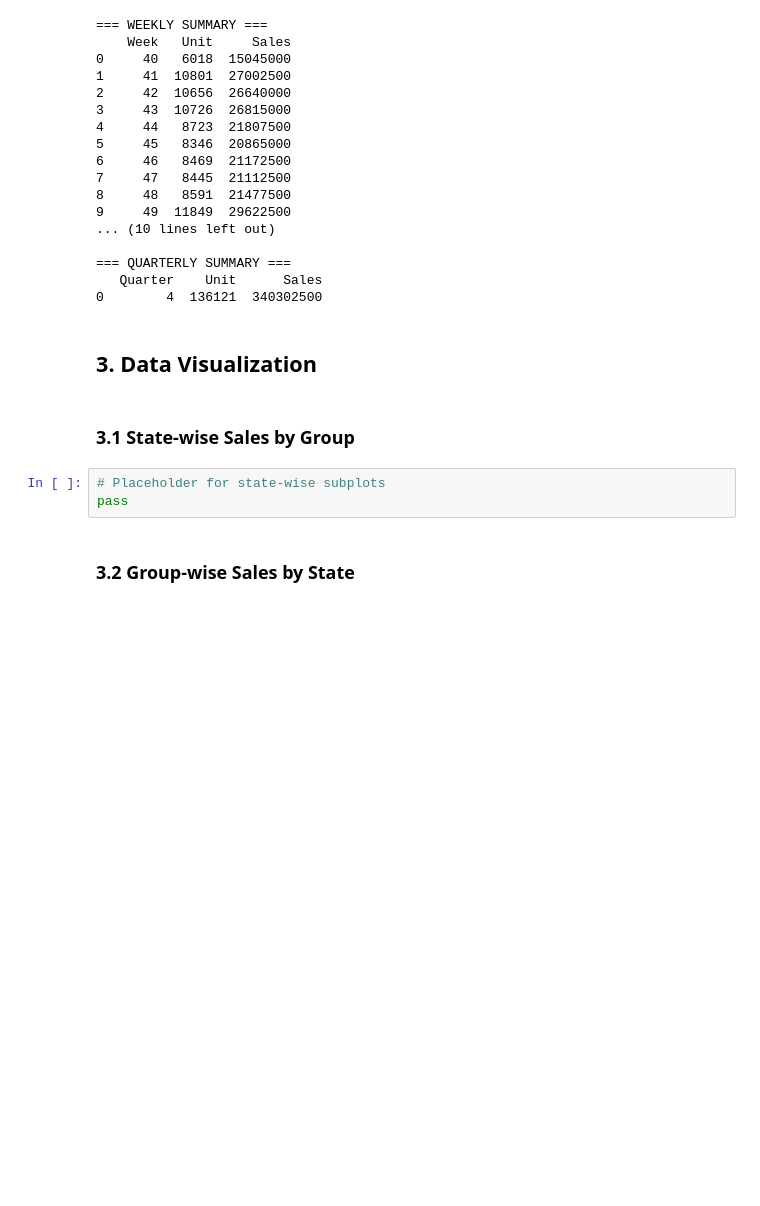
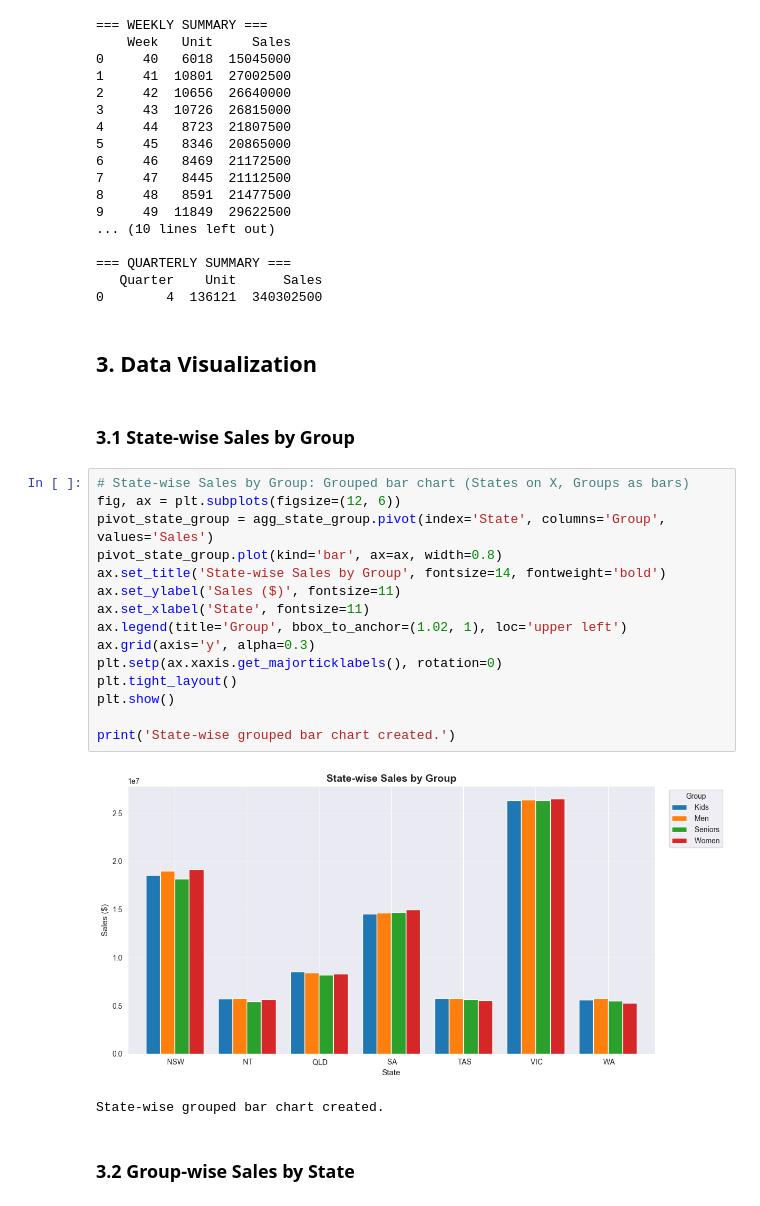
Before and after one commit to parkervw/applied-data-science-with-python-sales-analysis, a Jupyter notebook: scripts/sales_analysis.ipynb, the cells around one changed output. Drawn from its saved outputs; the diff is of its cells as text; blank space fills up the shorter version.

Commit message:
Add three exploratory visualizations: state-group, group-state, time-of-day analysis

```diff
--- a/scripts/sales_analysis.ipynb
+++ b/scripts/sales_analysis.ipynb
@@ -283,8 +283,23 @@ print(agg_quarterly.sort_values('Quarter'))
 # %% [markdown]
 ### 3.1 State-wise Sales by Group
 # %%
-# Placeholder for state-wise subplots
-pass
+# State-wise Sales by Group: Grouped bar chart (States on X, Groups as bars)
+fig, ax = plt.subplots(figsize=(12, 6))
+pivot_state_group = agg_state_group.pivot(index='State', columns='Group', values='Sales')
+pivot_state_group.plot(kind='bar', ax=ax, width=0.8)
+ax.set_title('State-wise Sales by Group', fontsize=14, fontweight='bold')
+ax.set_ylabel('Sales ($)', fontsize=11)
+ax.set_xlabel('State', fontsize=11)
+ax.legend(title='Group', bbox_to_anchor=(1.02, 1), loc='upper left')
+ax.grid(axis='y', alpha=0.3)
+plt.setp(ax.xaxis.get_majorticklabels(), rotation=0)
+plt.tight_layout()
+plt.show()
+
+print('State-wise grouped bar chart created.')
+# %% [output]
+[figure, added]
+State-wise grouped bar chart created.
 # %% [markdown]
 ### 3.2 Group-wise Sales by State
 # %%
```
Also changed, not shown: parts of 2 cells of this notebook.
